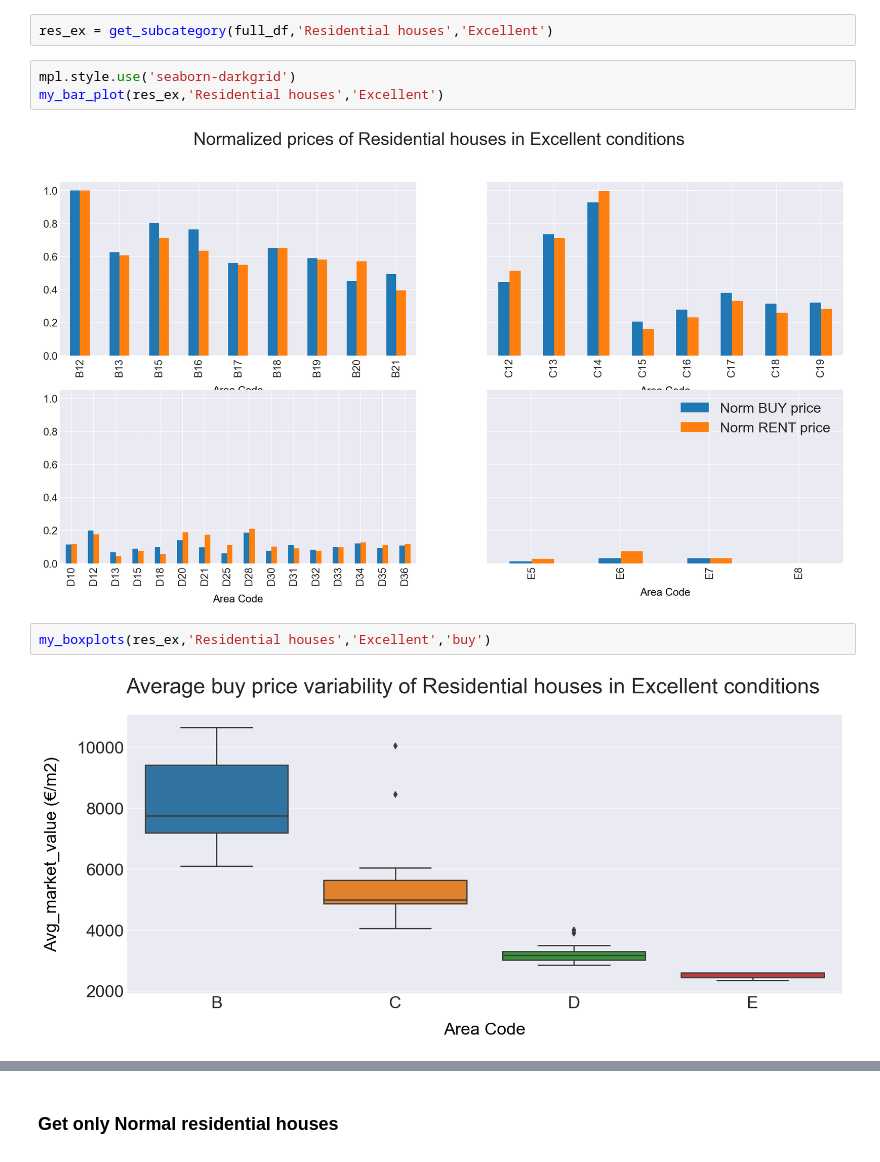
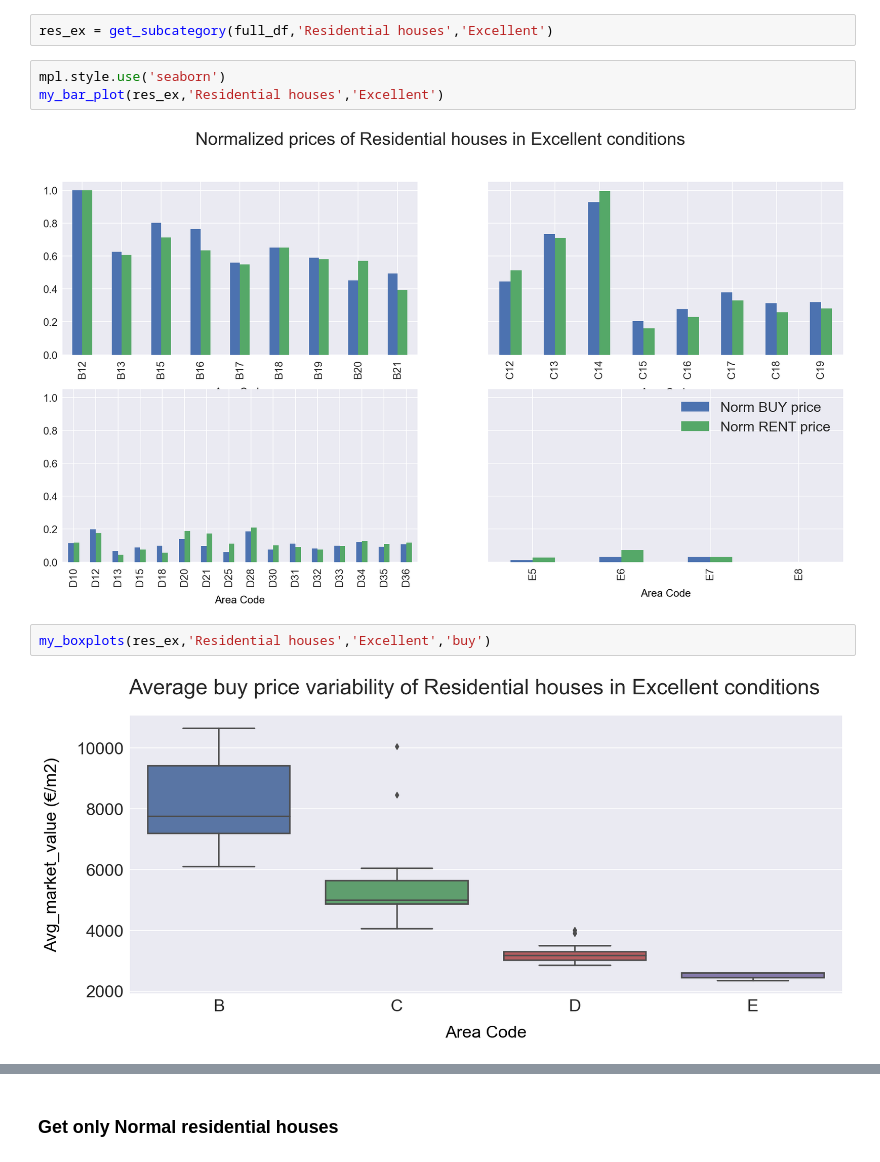
Before and after one commit to pierluigisegatto/Data_Science_Material, a Jupyter notebook: IBM Data Science Professional Certificate/8-ML_Full_Project/Real estate Milan /Real_estate_analysis.ipynb, the cells around one changed output, grey strips where cells are left out. Drawn from its saved outputs; the diff is of its cells as text.

```diff
--- a/IBM Data Science Professional Certificate/8-ML_Full_Project/Real estate Milan /Real_estate_analysis.ipynb
+++ b/IBM Data Science Professional Certificate/8-ML_Full_Project/Real estate Milan /Real_estate_analysis.ipynb
@@ -667,14 +667,14 @@ def my_boxplots(ex_res,housing_type,condition,buy_or_rent):
 # %%
 res_ex = get_subcategory(full_df,'Residential houses','Excellent')
 # %%
-mpl.style.use('seaborn-darkgrid')
+mpl.style.use('seaborn')
 my_bar_plot(res_ex,'Residential houses','Excellent')
 # %% [output]
-[figure, old version]
+[figure, new version]
 # %%
 my_boxplots(res_ex,'Residential houses','Excellent','buy')
 # %% [output]
-[figure, old version]
+[figure, new version]
 # %%
 my_boxplots(res_ex,'Residential houses','Excellent','rent')
 # %% [output]
```
Also changed, not shown: parts of 13 cells of this notebook, 2 other files.
